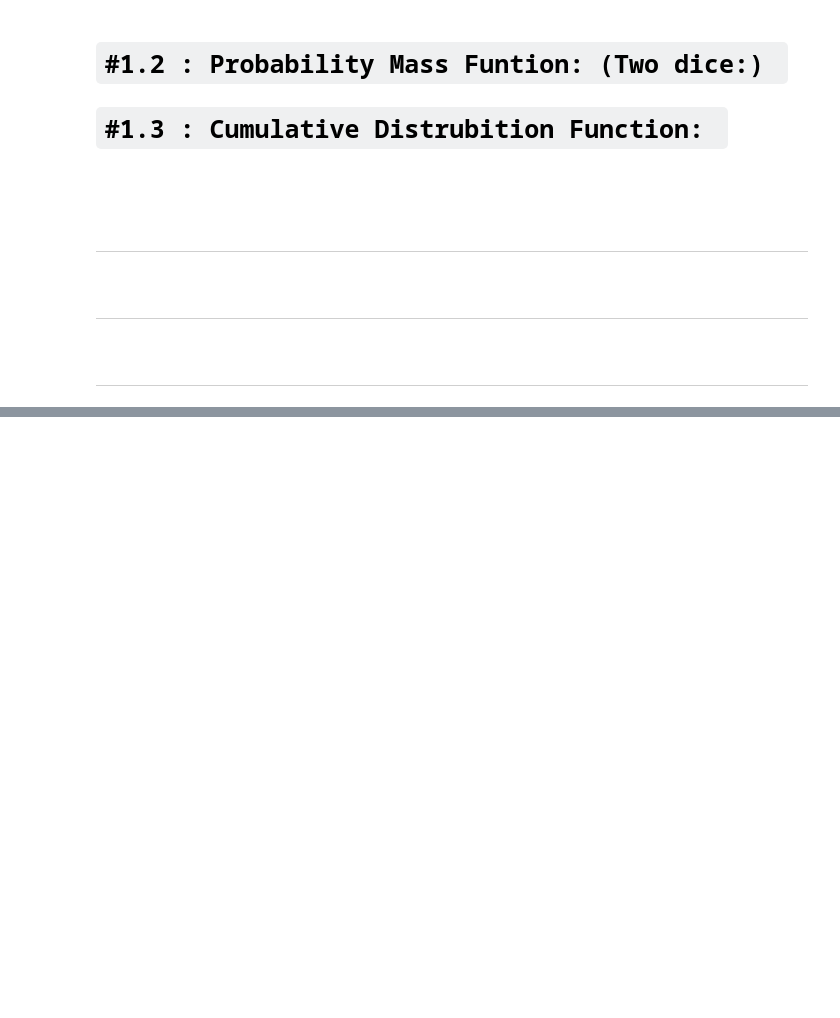
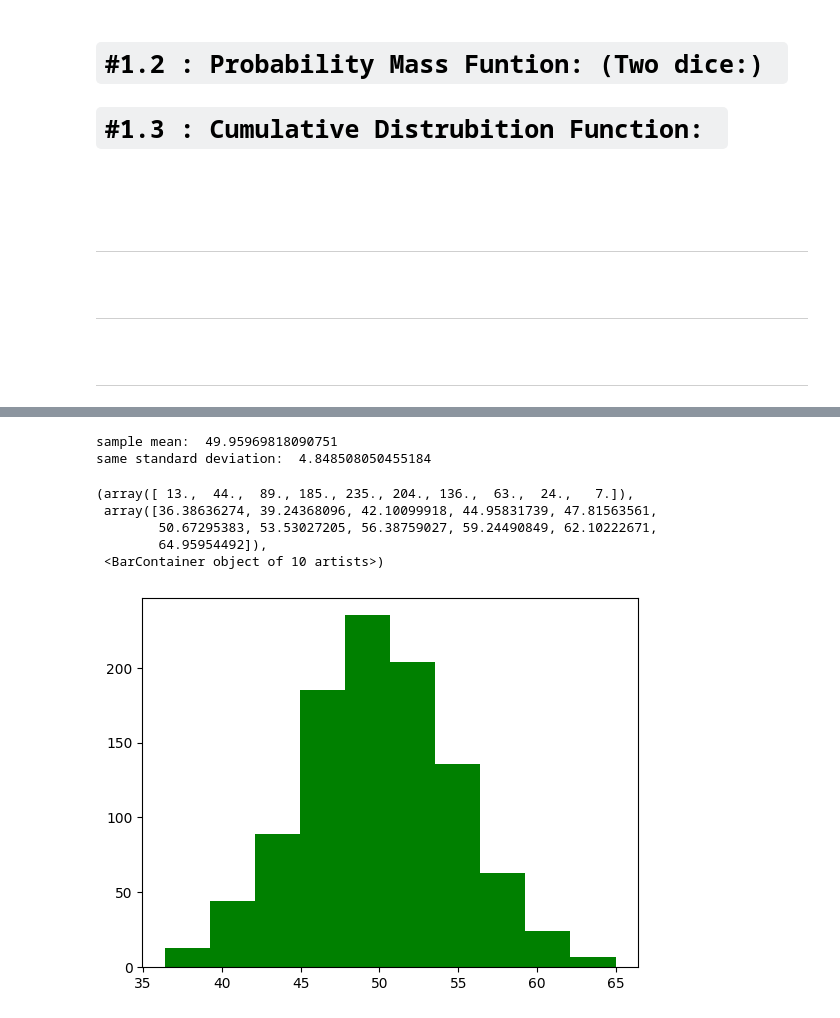
Before and after one commit to yasin-arafat-05/jupyterNotebook, a Jupyter notebook: MathForML/Statistics/code/03_lecture.ipynb, the cells around one changed output, grey strips where cells are left out. Cells and saved outputs as stored; diff of their text form; code cells hidden in the pictures; blank space fills up the shorter version.

```diff
--- a/MathForML/Statistics/code/03_lecture.ipynb
+++ b/MathForML/Statistics/code/03_lecture.ipynb
@@ -150,0 +181,25 @@ np.cumsum(s).plot(kind="bar") # cumualtive graph: (CDF)
+# %%
+"""
+We, generate some random (normal data(population) of Normal Distribution)
+Whose,
+Mean near around = 50
+Standard Deviation = 5
+"""
+sample = np.random.normal(loc=50,scale=5,size=1000)
+
+print()
+print("sample mean: ",sample.mean())
+print("same standard deviation: ",sample.std())
+print()
+# %% [output]
+sample mean:  49.95969818090751
+same standard deviation:  4.848508050455184
+# %%
+plt.hist(x=sample,bins=10,color="green") # my data is normal:
+# %% [output]
+(array([ 13.,  44.,  89., 185., 235., 204., 136.,  63.,  24.,   7.]),
+ array([36.38636274, 39.24368096, 42.10099918, 44.95831739, 47.81563561,
+        50.67295383, 53.53027205, 56.38759027, 59.24490849, 62.10222671,
+        64.95954492]),
+ <BarContainer object of 10 artists>)
+[figure, added]
```
Also changed, not shown: parts of 18 cells of this notebook, 3 other files.
